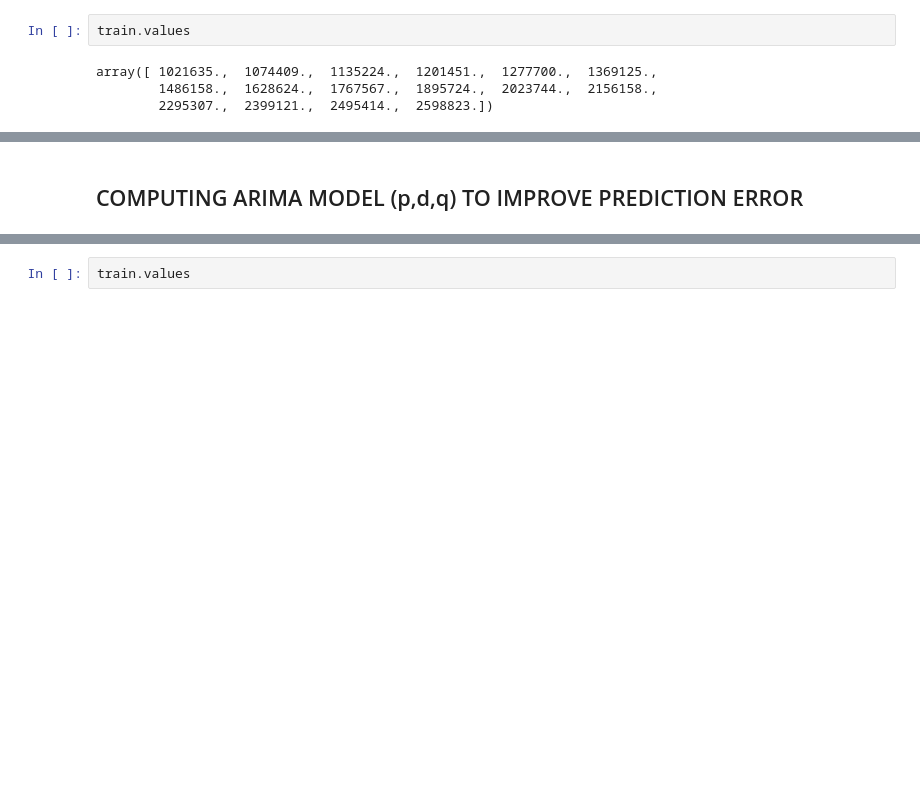
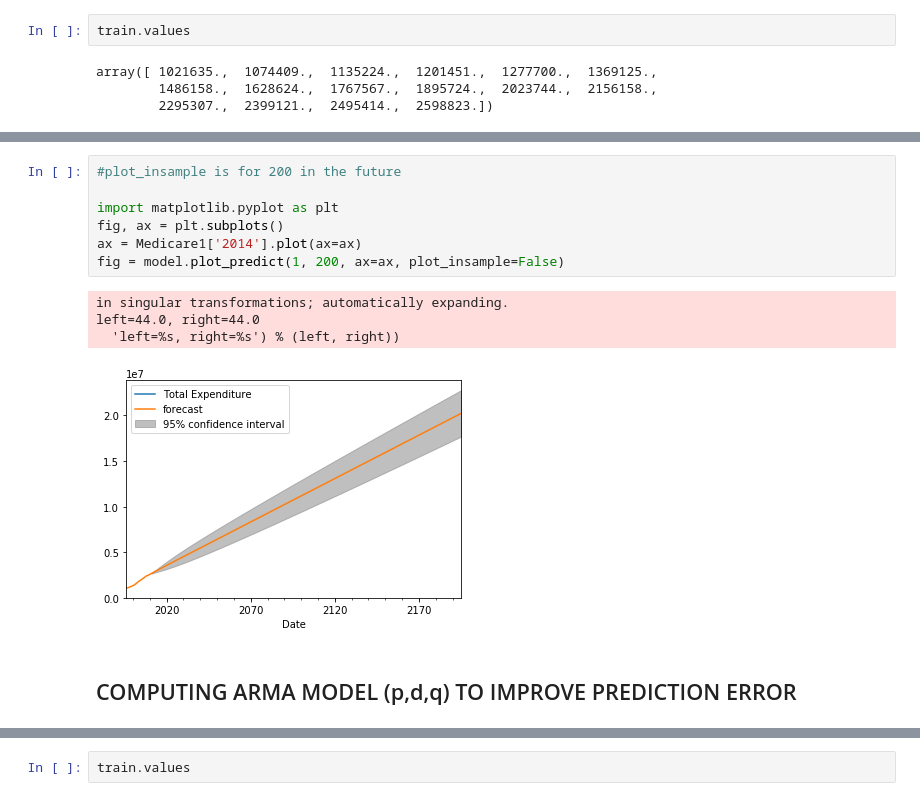
Before and after one commit to judesgit/GA-Data_Science, a Jupyter notebook: projects/final-project/Jude Nwosu -- GA Project -- HealthCare Final Project.ipynb, the cells around one changed output, grey strips where cells are left out. Cells and saved outputs as stored; diff of their text form; blank space fills up the shorter version.

```diff
--- a/projects/final-project/Jude Nwosu -- GA Project -- HealthCare Final Project.ipynb
+++ b/projects/final-project/Jude Nwosu -- GA Project -- HealthCare Final Project.ipynb
@@ -208,5 +235,17 @@ ValueError: The start index -1 of the original series has been differenced away
+# %%
+#plot_insample is for 200 in the future
+
+import matplotlib.pyplot as plt
+fig, ax = plt.subplots()
+ax = Medicare1['2014'].plot(ax=ax)
+fig = model.plot_predict(1, 200, ax=ax, plot_insample=False)
+# %% [output]
+in singular transformations; automatically expanding.
+left=44.0, right=44.0
+  'left=%s, right=%s') % (left, right))
+[figure, added]
 # %% [markdown]
-## COMPUTING ARIMA MODEL (p,d,q) TO IMPROVE PREDICTION ERROR
+## COMPUTING ARMA MODEL (p,d,q) TO IMPROVE PREDICTION ERROR
 # %%
 model = sm.tsa.ARIMA (train, (1, 1, 1)).fit()
 model.summary()
```
Also changed, not shown: parts of 8 cells of this notebook.
